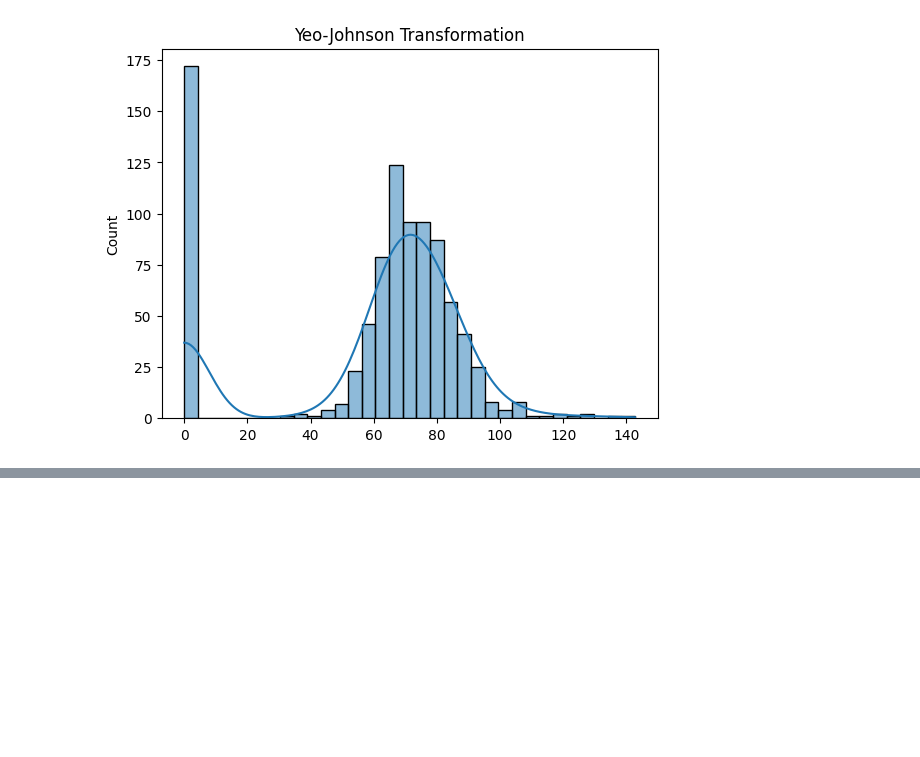
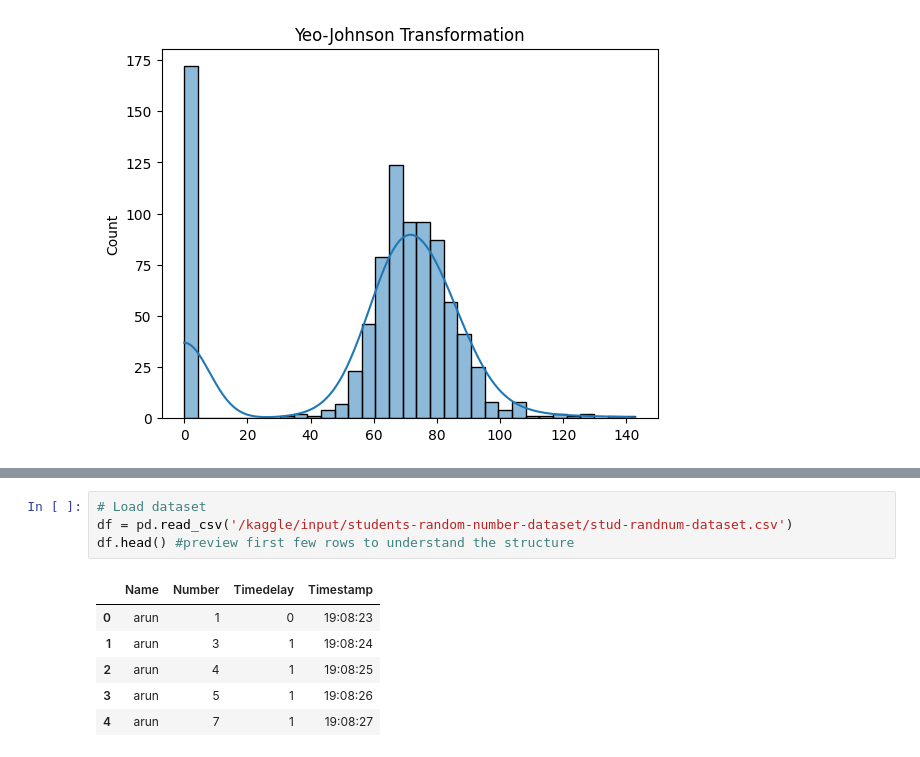
Before and after one commit to pranayneerati/EP3102_LAB1, a Jupyter notebook: ep3102-week2-data-engineering-statistics-b55ed7.ipynb, the cells around one changed output, grey strips where cells are left out. Drawn from its saved outputs; the diff is of its cells as text; blank space fills up the shorter version.

```diff
--- a/ep3102-week2-data-engineering-statistics-b55ed7.ipynb
+++ b/ep3102-week2-data-engineering-statistics-b55ed7.ipynb
@@ -669,0 +694,11 @@ plt.show()
+# %%
+# Load dataset
+df = pd.read_csv('/kaggle/input/students-random-number-dataset/stud-randnum-dataset.csv')
+df.head() #preview first few rows to understand the structure
+# %% [output]
+|  | Name | Number | Timedelay | Timestamp |
+| 0 | arun | 1 | 0 | 19:08:23 |
+| 1 | arun | 3 | 1 | 19:08:24 |
+| 2 | arun | 4 | 1 | 19:08:25 |
+| 3 | arun | 5 | 1 | 19:08:26 |
+| 4 | arun | 7 | 1 | 19:08:27 |
```
Also changed, not shown: parts of 12 cells of this notebook.
